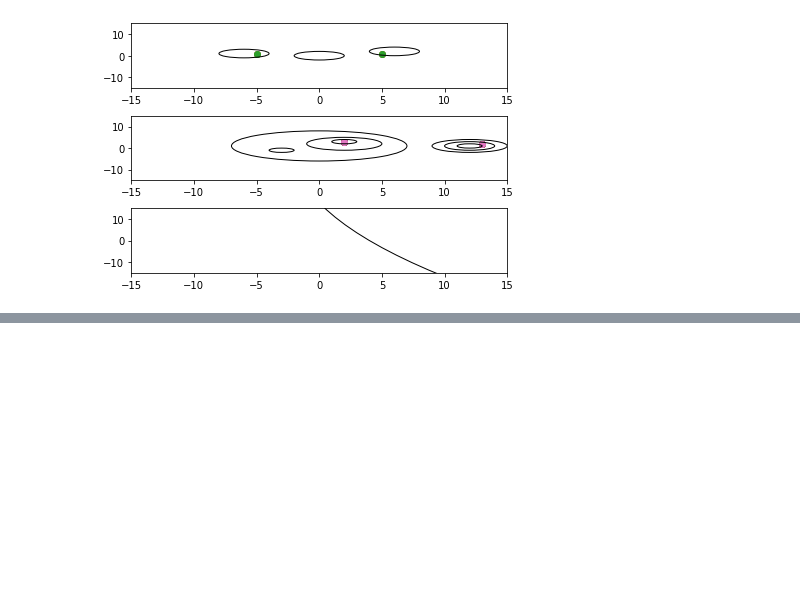
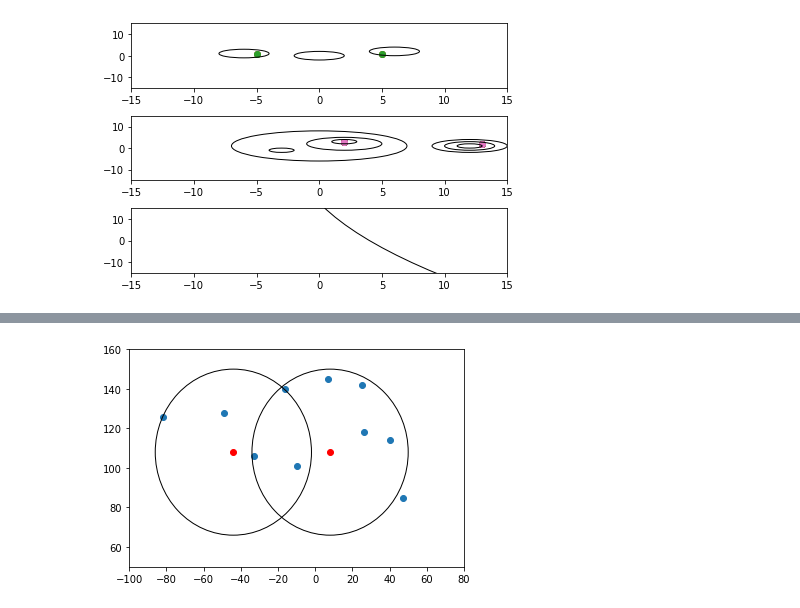
Before and after one commit to Young-Jo-Choi/algorithms_exercise, a Jupyter notebook: 13_단계별로_풀어보기_기하1.ipynb, the cells around one changed output, grey strips where cells are left out. Saved outputs shown, nothing was run; the diff lists cells and outputs as text; code cells hidden in the pictures; blank space fills up the shorter version.

```diff
--- a/13_단계별로_풀어보기_기하1.ipynb
+++ b/13_단계별로_풀어보기_기하1.ipynb
@@ -314,0 +337,20 @@ for _ in range(T):
+# %%
+import matplotlib.pyplot as plt
+import numpy as np
+w,h,x,y,p = 52, 84, -44, 66, 10
+r = h/2
+
+xys = np.array([[26, 118],[-33, 106],[-49, 128],[40, 114],[-10, 101],
+                [47, 85],[25, 142],[-16, 140],[-82, 126],[7, 145]])
+fig,ax = plt.subplots()
+ax.scatter(xys[:,0],xys[:,1])
+ax.scatter([x,x+w],[y+r,y+r],color='red')
+draw_circle1 = plt.Circle((x,y+r),r,fill=False)
+draw_circle2 = plt.Circle((x+w,y+r),r,fill=False)
+ax.add_artist(draw_circle1)
+ax.add_artist(draw_circle2)
+ax.set_xlim([-100,80])
+ax.set_ylim([50,160])
+plt.show()
+# %% [output]
+[figure, added]
```
Also changed, not shown: parts of 13 cells of this notebook, 2 other files.
